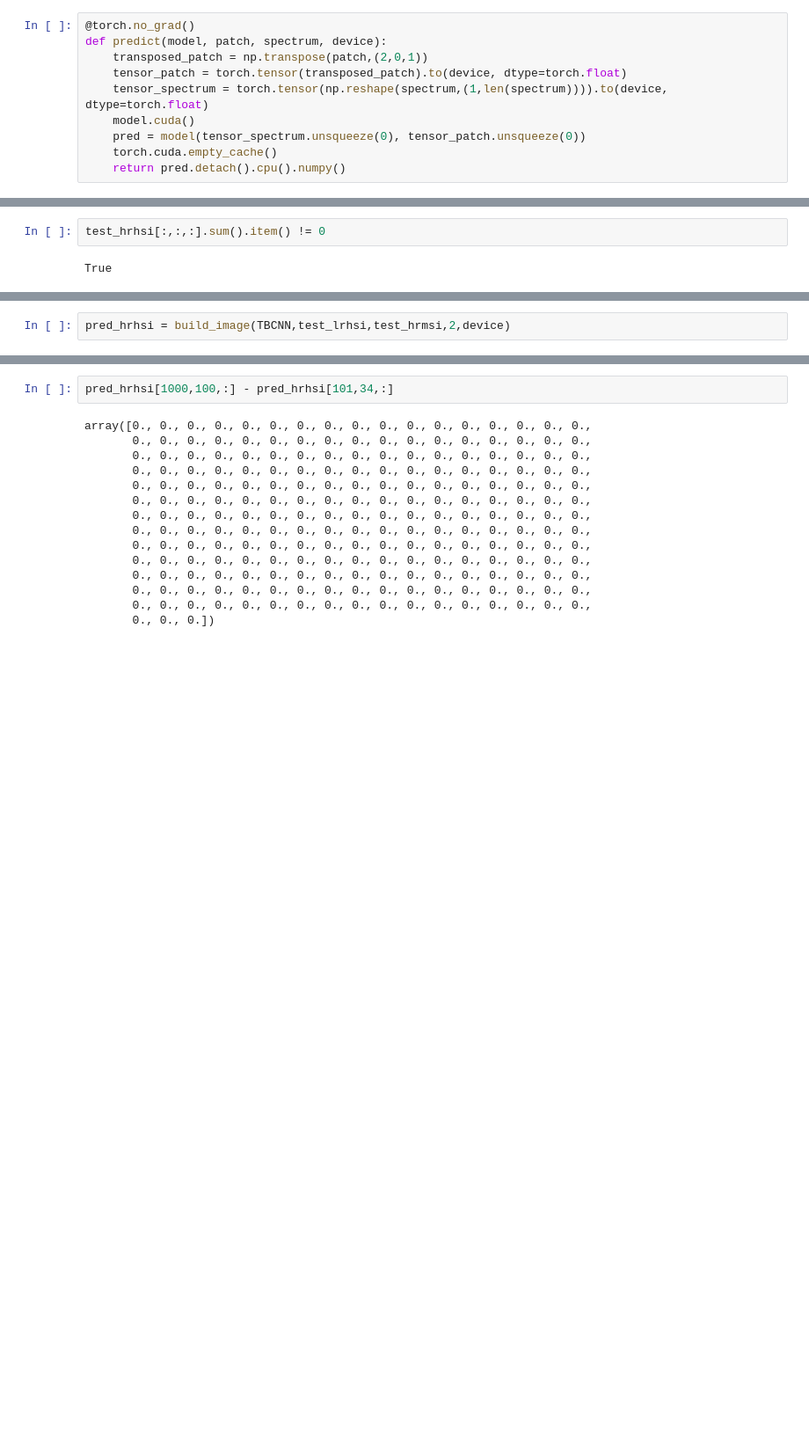
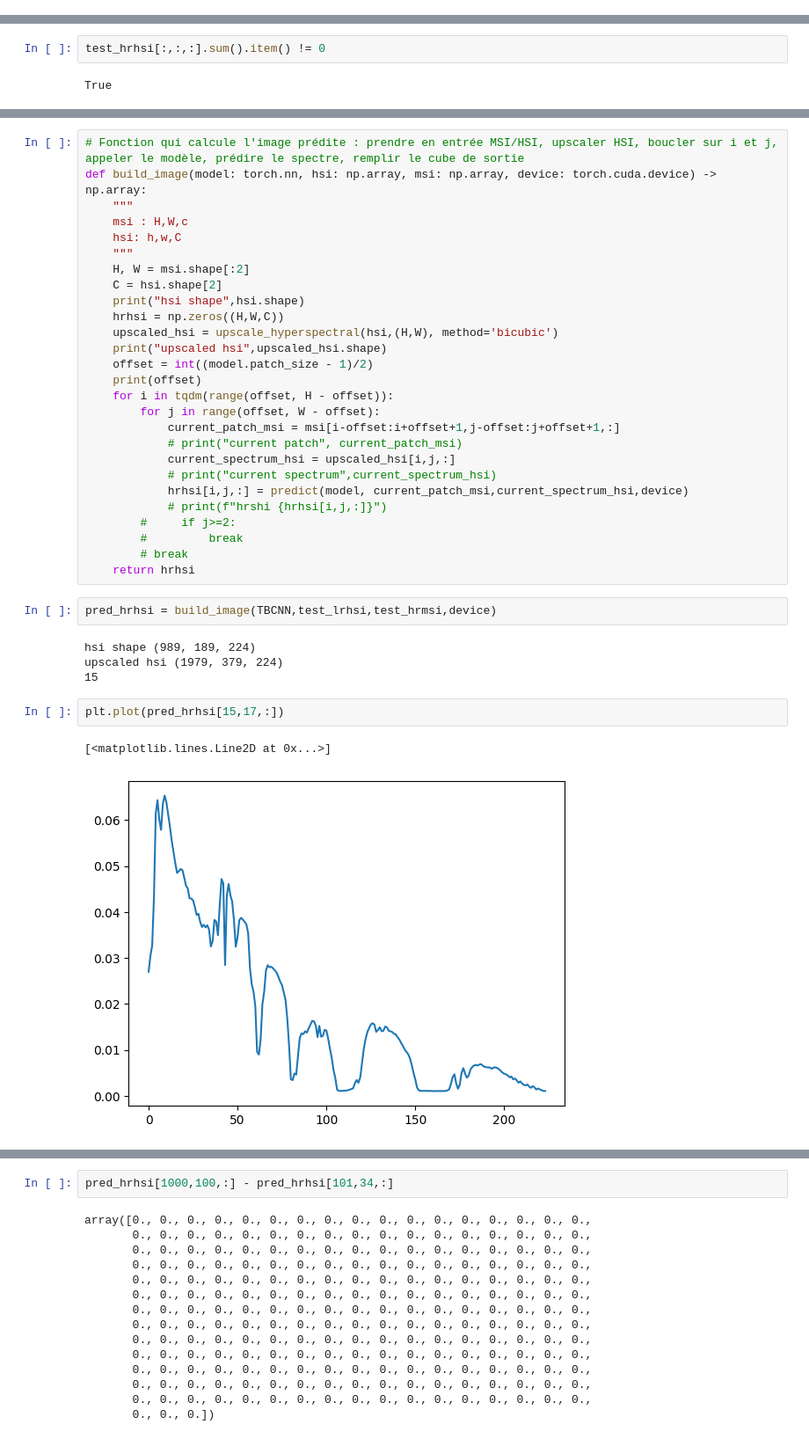
Before and after one commit to jtreguer/two-branch-CNN, a Jupyter notebook: 2BCNN_testing.ipynb, the cells around one changed output, grey strips where cells are left out. Shown at 88% size. Drawn from its saved outputs; the diff is of its cells as text; blank space fills up the shorter version.

Commit message:
DEbugged model for convergence

```diff
--- a/2BCNN_testing.ipynb
+++ b/2BCNN_testing.ipynb
@@ -122,13 +128,3 @@ TwoBranchCNN(
     (9): Linear(in_features=450, out_features=224, bias=True)
   )
 )
-# %%
-@torch.no_grad()
-def predict(model, patch, spectrum, device):
-    transposed_patch = np.transpose(patch,(2,0,1))
-    tensor_patch = torch.tensor(transposed_patch).to(device, dtype=torch.float)
-    tensor_spectrum = torch.tensor(np.reshape(spectrum,(1,len(spectrum)))).to(device, dtype=torch.float)
-    model.cuda()
-    pred = model(tensor_spectrum.unsqueeze(0), tensor_patch.unsqueeze(0))
-    torch.cuda.empty_cache()
-    return pred.detach().cpu().numpy()
@@ -300,5 +286,41 @@ True
+# %%
+# Fonction qui calcule l'image prédite : prendre en entrée MSI/HSI, upscaler HSI, boucler sur i et j, appeler le modèle, prédire le spectre, remplir le cube de sortie
+def build_image(model: torch.nn, hsi: np.array, msi: np.array, device: torch.cuda.device) -> np.array:
+    """
+    msi : H,W,c
+    hsi: h,w,C
+    """
+    H, W = msi.shape[:2]
+    C = hsi.shape[2]
+    print("hsi shape",hsi.shape)
+    hrhsi = np.zeros((H,W,C))
+    upscaled_hsi = upscale_hyperspectral(hsi,(H,W), method='bicubic')
+    print("upscaled hsi",upscaled_hsi.shape)
+    offset = int((model.patch_size - 1)/2)
+    print(offset)
+    for i in tqdm(range(offset, H - offset)):
+        for j in range(offset, W - offset):
+            current_patch_msi = msi[i-offset:i+offset+1,j-offset:j+offset+1,:]
+            # print("current patch", current_patch_msi)
+            current_spectrum_hsi = upscaled_hsi[i,j,:]
+            # print("current spectrum",current_spectrum_hsi)
+            hrhsi[i,j,:] = predict(model, current_patch_msi,current_spectrum_hsi,device)
+            # print(f"hrshi {hrhsi[i,j,:]}")
+        #     if j>=2:
+        #         break
+        # break
+    return hrhsi
 # %%
-pred_hrhsi = build_image(TBCNN,test_lrhsi,test_hrmsi,2,device)
+pred_hrhsi = build_image(TBCNN,test_lrhsi,test_hrmsi,device)
+# %% [output]
+hsi shape (989, 189, 224)
+upscaled hsi (1979, 379, 224)
+15
+# %%
+plt.plot(pred_hrhsi[15,17,:])
+# %% [output]
+[<matplotlib.lines.Line2D at 0x...>]
+[figure, added]
 # %%
 print(pred_hrhsi.shape)
 # %% [output]
```
Also changed, not shown: parts of 19 cells of this notebook, 5 other files.
